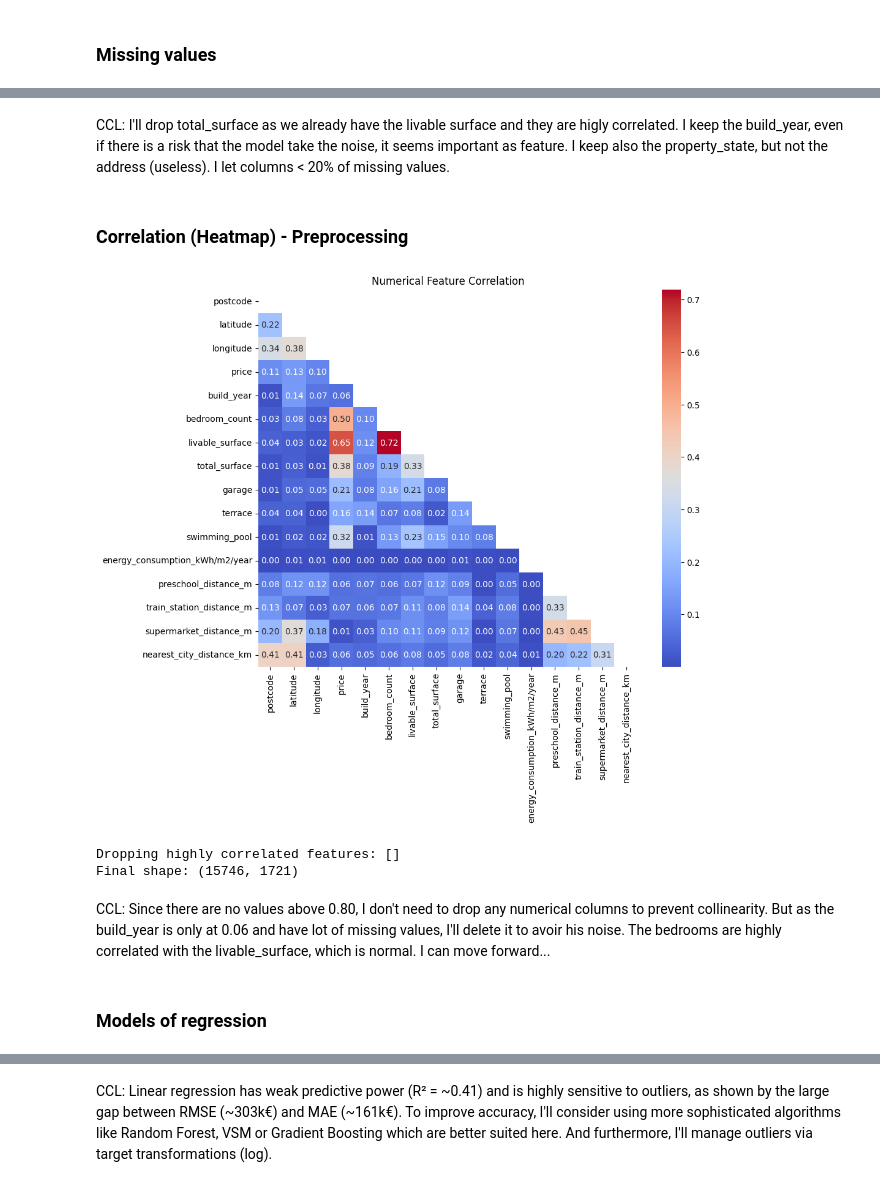
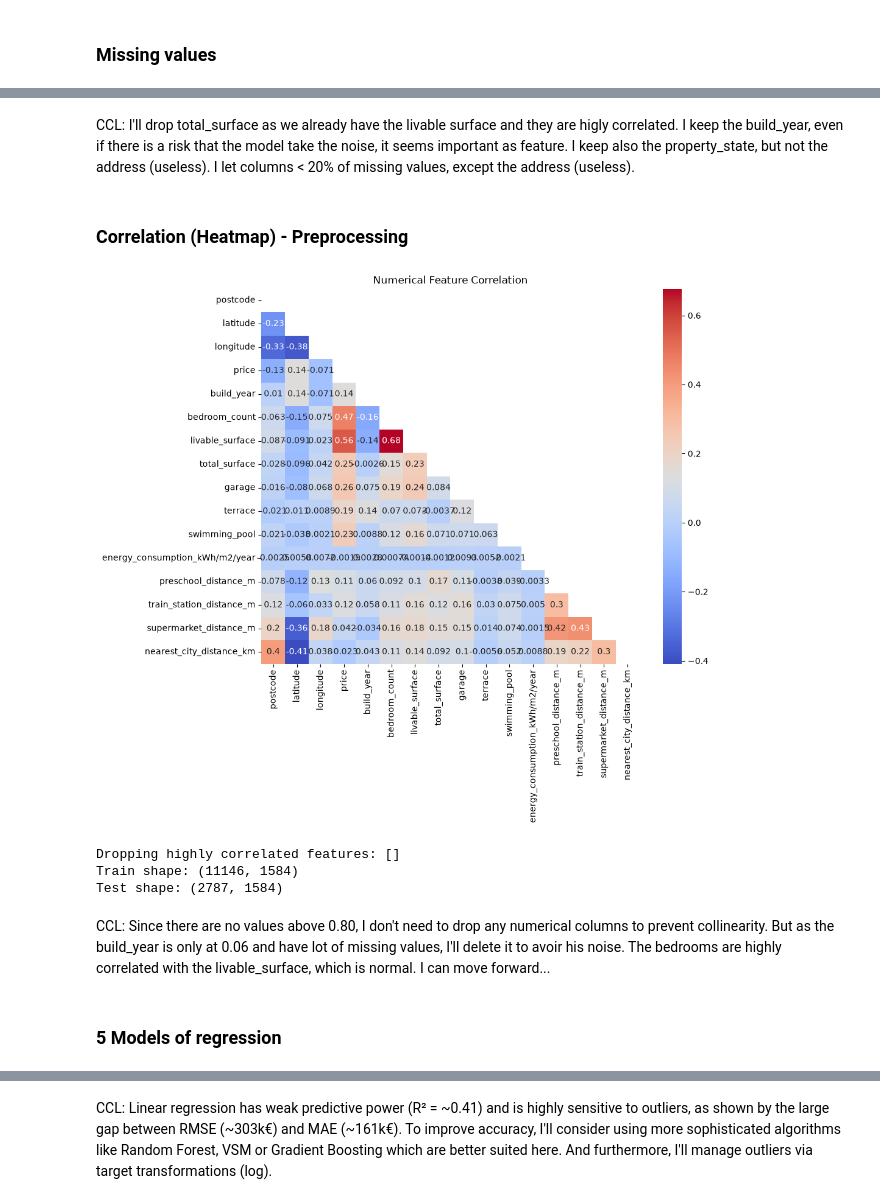
Before and after one commit to Siegried81/immoeliza_ml, a Jupyter notebook: analysis/notebook_sieg.ipynb, the cells around one changed output, grey strips where cells are left out. Saved outputs shown, nothing was run; the diff lists cells and outputs as text; code cells hidden in the pictures.

```diff
--- a/analysis/notebook_sieg.ipynb
+++ b/analysis/notebook_sieg.ipynb
@@ -21,8 +25,11 @@ from sklearn.decomposition import TruncatedSVD
 # %%
 INPUT_FILE = r"D:\Users\Siegried\Desktop\Becode\immoeliza_ml\data\raw\dataframe.json"
+OUTPUT_FILE = r"D:\Users\Siegried\Desktop\Becode\immoeliza_ml\data\clean\cleaned_data.json"
 OUTPUT_DIR = r"D:\Users\Siegried\Desktop\Becode\immoeliza_ml\data\clean"
-OUTPUT_FILE = os.path.join(OUTPUT_DIR, "cleaned_data.json")
 MODEL_DIR = r"D:\Users\Siegried\Desktop\Becode\immoeliza_ml\models"
+IMAGE_DIR = r"D:\Users\Siegried\Desktop\Becode\immoeliza_ml\images"
+MODEL_PATH = r"D:\Users\Siegried\Desktop\Becode\immoeliza_ml\models\best_xgboost.joblib"
+INPUT_PATH = r"D:\Users\Siegried\Desktop\Becode\immoeliza_ml\data\input\new_properties.json"
 # %% [markdown]
 ### Cleaning
 # %%
@@ -109,70 +139,82 @@ plot_missing_values(df_cleaned)
 # %% [markdown]
-CCL: I'll drop total_surface as we already have the livable surface and they are higly correlated. I keep the build_year, even if there is a risk that the model take the noise, it seems important as feature. I keep also the property_state, but not the address (useless). I let columns < 20% of missing values.
+CCL: I'll drop total_surface as we already have the livable surface and they are higly correlated. I keep the build_year, even if there is a risk that the model take the noise, it seems important as feature. I keep also the property_state, but not the address (useless). I let columns < 20% of missing values, except the address (useless).
 # %% [markdown]
 ### Correlation (Heatmap) - Preprocessing
 # %%
 def get_preprocessor(num_cols, cat_cols):
+    """Creates the preprocessor for numeric and categorical pipelines."""
     num_transformer = Pipeline(steps=[
-        ('imputer', SimpleImputer(strategy='median')),                                # fill gaps with median
-        ('scaler', StandardScaler())                                                  # scale numeric values
+        ('imputer', SimpleImputer(strategy='median')),
+        ('scaler', StandardScaler())
     ])
-    cat_transformer = Pipeline(steps=[                                                # define cat pipeline
-        ('imputer', SimpleImputer(strategy='constant', fill_value='missing')),        # fill gaps with 'missing'
-        ('encoder', OneHotEncoder(handle_unknown='ignore', sparse_output=False))      # one-hot encode cats
+
+    cat_transformer = Pipeline(steps=[
+        ('imputer', SimpleImputer(strategy='constant', fill_value='missing')),
+        ('encoder', OneHotEncoder(handle_unknown='ignore', sparse_output=False))
     ])
-    return ColumnTransformer(transformers=[                                           # return combined transformer
-        ('num', num_transformer, num_cols),                                           # apply num pipeline to nums
+
+    return ColumnTransformer(transformers=[
+        ('num', num_transformer, num_cols),
         ('cat', cat_transformer, cat_cols)
     ])
 
 def run_preprocessing():
     df = pd.read_json(OUTPUT_FILE)
 
     num_cols = ['postcode', 'latitude', 'longitude', 'price', 'build_year', 'bedroom_count',
                 'livable_surface', 'total_surface', 'garage', 'terrace', 'swimming_pool',
                 'energy_consumption_kWh/m2/year', 'preschool_distance_m', 'train_station_distance_m',
                 'supermarket_distance_m', 'nearest_city_distance_km']
     cat_cols = ['property_type', 'city', 'province', 'property_state', 'nearest_city']
 
-
-    # analyze only numerical features
+    # Heatmap
+    plt.figure(figsize=(10, 8))
     df_num = df[num_cols]
-    corr_matrix = df_num.corr().abs()
-
-    # create mask for upper triangle
+    corr_matrix = df_num.corr()
     mask = np.triu(np.ones_like(corr_matrix, dtype=bool))
 
-    plt.figure(figsize=(10, 8))
-    sns.heatmap(corr_matrix, mask=mask, annot=True, cmap='coolwarm', fmt=".2f")
+    sns.heatmap(corr_matrix, mask=mask, annot=True, cmap='coolwarm')
     plt.title("Numerical Feature Correlation")
     plt.show()
 
-    # drop redundant numerical columns
-    upper = corr_matrix.where(np.triu(np.ones(corr_matrix.shape), k=1).astype(bool))
-    to_drop = [column for column in upper.columns if any(upper[column] > 0.8)]        # identify high correlation
+    # Identify highly correlated features
+    corr_matrix_abs = corr_matrix.abs()
+    upper = corr_matrix_abs.where(np.triu(np.ones(corr_matrix_abs.shape), k=1).astype(bool))
+    to_drop = [column for column in upper.columns if any(upper[column] > 0.8)]
+
+    filtered_num_cols = [c for c in num_cols if c not in to_drop]
     print(f"Dropping highly correlated features: {to_drop}")
 
-    filtered_num_cols = [c for c in num_cols if c not in to_drop]                     # filter out high correlations
+    # Split data before fitting the preprocessor
+    X = df[filtered_num_cols + cat_cols]
+    y = df['price']
+    X_train, X_test, y_train, y_test = train_test_split(X, y, test_size=0.2, random_state=42)
 
-    # process data
-    preprocessor = get_preprocessor(filtered_num_cols, cat_cols)                      # init preprocessor
-    X_processed = preprocessor.fit_transform(df[filtered_num_cols + cat_cols])        # fit and transform features
+    # Fit on Train, transform both
+    preprocessor = get_preprocessor(filtered_num_cols, cat_cols)
+    X_train_processed = preprocessor.fit_transform(X_train)
+    X_test_processed = preprocessor.transform(X_test)
 
-    # reconstruct dataframe
-    cat_feature_names = preprocessor.named_transformers_['cat']['encoder'].get_feature_names_out(cat_cols) # get ohe names
-    all_feature_names = filtered_num_cols + list(cat_feature_names)                   # combine all column names
+    # Reconstruct df
+    cat_feature_names = preprocessor.named_transformers_['cat']['encoder'].get_feature_names_out(cat_cols)
+    all_feature_names = filtered_num_cols + list(cat_feature_names)
 
-    return pd.DataFrame(X_processed, columns=all_feature_names)
+    train_df = pd.DataFrame(X_train_processed, columns=all_feature_names)
+    test_df = pd.DataFrame(X_test_processed, columns=all_feature_names)
+
+    return train_df, test_df
 
 if __name__ == "__main__":
-    final_df = run_preprocessing()
-print(f"Final shape: {final_df.shape}")
+    train_df, test_df = run_preprocessing()
+    print(f"Train shape: {train_df.shape}")
+    print(f"Test shape: {test_df.shape}")
 # %% [output]
-[figure, old version]
+[figure, new version]
 Dropping highly correlated features: []
-Final shape: (15746, 1721)
+Train shape: (11146, 1584)
+Test shape: (2787, 1584)
 # %% [markdown]
 CCL: Since there are no values above 0.80, I don't need to drop any numerical columns to prevent collinearity. But as the build_year is only at 0.06 and have lot of missing values, I'll delete it to avoir his noise.  The bedrooms are highly correlated with the livable_surface, which is normal. I can move forward...
 # %% [markdown]
-### Models of regression
+### 5 Models of regression
 # %%
```
Also changed, not shown: parts of 40 cells of this notebook.
